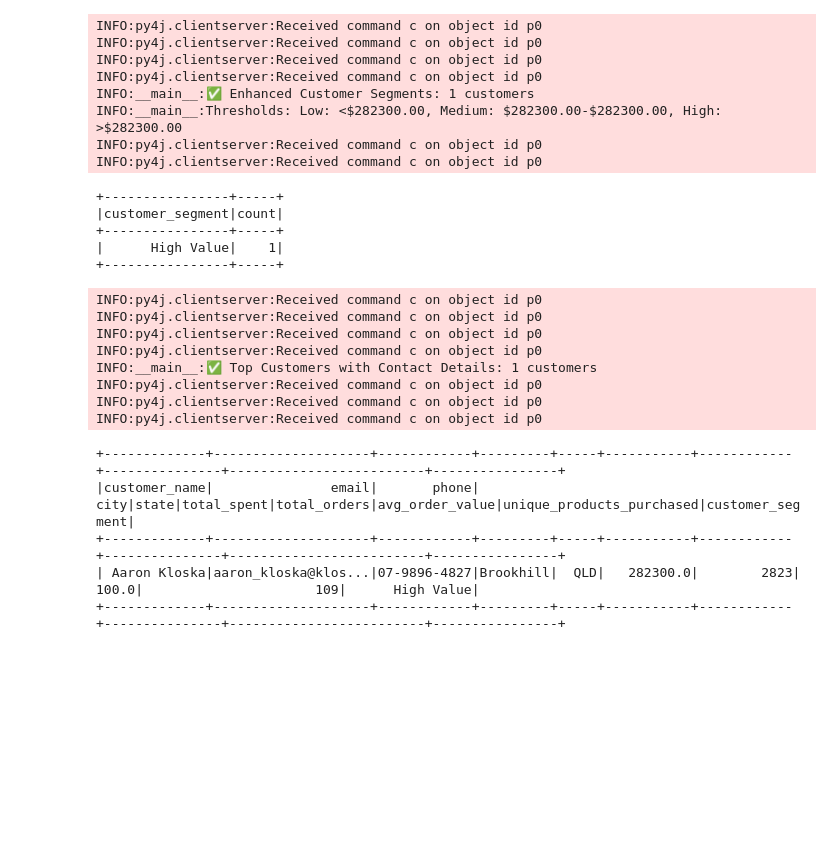
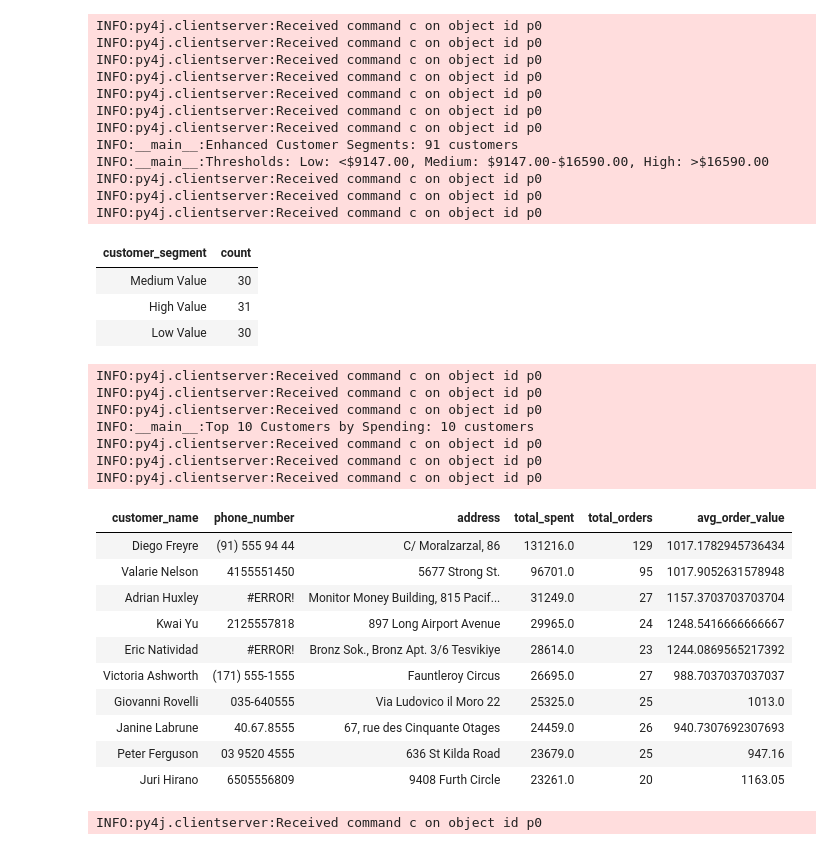
Before and after one commit to dataengineerankur/multi-cloud-analytics-pipeline, a Jupyter notebook: datapipeline/notebooks/04_data_analytics.ipynb, the cells around one changed output. Drawn from its saved outputs; the diff is of its cells as text; code cells hidden in the pictures; blank space fills up the shorter version.

```diff
--- a/datapipeline/notebooks/04_data_analytics.ipynb
+++ b/datapipeline/notebooks/04_data_analytics.ipynb
@@ -276,49 +426,63 @@ enhanced_customer_segments = customer_metrics.withColumn(
 
 logger.info(f"Enhanced Customer Segments: {enhanced_customer_segments.count()} customers")
 logger.info(f"Thresholds: Low: <${p33_threshold:.2f}, Medium: ${p33_threshold:.2f}-${p67_threshold:.2f}, High: >${p67_threshold:.2f}")
-enhanced_customer_segments.groupBy("customer_segment").count().show()
+display(enhanced_customer_segments.groupBy("customer_segment").count())
 # %% [output]
 INFO:py4j.clientserver:Received command c on object id p0
 INFO:py4j.clientserver:Received command c on object id p0
 INFO:py4j.clientserver:Received command c on object id p0
 INFO:py4j.clientserver:Received command c on object id p0
-INFO:__main__:✅ Enhanced Customer Segments: 1 customers
-INFO:__main__:Thresholds: Low: <$282300.00, Medium: $282300.00-$282300.00, High: >$282300.00
 INFO:py4j.clientserver:Received command c on object id p0
 INFO:py4j.clientserver:Received command c on object id p0
+INFO:py4j.clientserver:Received command c on object id p0
+INFO:__main__:Enhanced Customer Segments: 91 customers
+INFO:__main__:Thresholds: Low: <$9147.00, Medium: $9147.00-$16590.00, High: >$16590.00
+INFO:py4j.clientserver:Received command c on object id p0
+INFO:py4j.clientserver:Received command c on object id p0
+INFO:py4j.clientserver:Received command c on object id p0
-+----------------+-----+
-|customer_segment|count|
-+----------------+-----+
-|      High Value|    1|
-+----------------+-----+
+| customer_segment | count |
+| Medium Value | 30 |
+| High Value | 31 |
+| Low Value | 30 |
 # %%
-# 7. Top 10 Customers by Segment with Contact Details
-top_customers_by_segment = enhanced_customer_segments.join(
-    dim_customer.select("full_name", "email", "phone", "city", "state"),
-    enhanced_customer_segments.customer_name == dim_customer.full_name,
-    "left"
-).select(
-    "customer_name", "email", "phone", "city", "state",
-    "total_spent", "total_orders", "avg_order_value",
-    "unique_products_purchased", "customer_segment"
-).orderBy(desc("total_spent"))
+# 7. Top 10 Customers by Spending with Contact Details (Using Fact Transactions)
+top_customers_by_spending = fact_transactions.filter(col("transaction_type") == "SALE") \
+    .groupBy("customer_name", "phone_number","address") \
+    .agg(
+        sum("net_amount").alias("total_spent"),
+        count("order_number").alias("total_orders"),
+        avg("net_amount").alias("avg_order_value")
+    ).join(
+        dim_customer.select("full_name", "email", "phone", "city", "state"),
+        trim(upper(col("customer_name"))) == trim(upper(col("full_name"))),
+        "left"
+    ).select(
+        "customer_name", "phone_number","address",
+        "total_spent", "total_orders", "avg_order_value"
+    ).orderBy(desc("total_spent")).limit(10)
 
-logger.info(f"Top Customers with Contact Details: {top_customers_by_segment.count()} customers")
-top_customers_by_segment.show(10)
+logger.info(f"Top 10 Customers by Spending: {top_customers_by_spending.count()} customers")
+display(top_customers_by_spending)
 # %% [output]
 INFO:py4j.clientserver:Received command c on object id p0
 INFO:py4j.clientserver:Received command c on object id p0
 INFO:py4j.clientserver:Received command c on object id p0
-INFO:py4j.clientserver:Received command c on object id p0
-INFO:__main__:✅ Top Customers with Contact Details: 1 customers
+INFO:__main__:Top 10 Customers by Spending: 10 customers
 INFO:py4j.clientserver:Received command c on object id p0
 INFO:py4j.clientserver:Received command c on object id p0
 INFO:py4j.clientserver:Received command c on object id p0
+| customer_name | phone_number | address | total_spent | total_orders | avg_order_value |
+| Diego Freyre | (91) 555 94 44 | C/ Moralzarzal, 86 | 131216.0 | 129 | 1017.1782945736434 |
+| Valarie Nelson | 4155551450 | 5677 Strong St. | 96701.0 | 95 | 1017.9052631578948 |
+| Adrian Huxley | #ERROR! | Monitor Money Building, 815 Pacif... | 31249.0 | 27 | 1157.3703703703704 |
+| Kwai Yu | 2125557818 | 897 Long Airport Avenue | 29965.0 | 24 | 1248.5416666666667 |
+| Eric Natividad | #ERROR! | Bronz Sok., Bronz Apt. 3/6 Tesvikiye | 28614.0 | 23 | 1244.0869565217392 |
+| Victoria Ashworth | (171) 555-1555 | Fauntleroy Circus | 26695.0 | 27 | 988.7037037037037 |
+| Giovanni Rovelli | 035-640555 | Via Ludovico il Moro 22 | 25325.0 | 25 | 1013.0 |
+| Janine Labrune | 40.67.8555 | 67, rue des Cinquante Otages | 24459.0 | 26 | 940.7307692307693 |
+| Peter Ferguson | 03 9520 4555 | 636 St Kilda Road | 23679.0 | 25 | 947.16 |
+| Juri Hirano | 6505556809 | 9408 Furth Circle | 23261.0 | 20 | 1163.05 |
-+-------------+--------------------+------------+---------+-----+-----------+------------+---------------+-------------------------+----------------+
-|customer_name|               email|       phone|     city|state|total_spent|total_orders|avg_order_value|unique_products_purchased|customer_segment|
-+-------------+--------------------+------------+---------+-----+-----------+------------+---------------+-------------------------+----------------+
-| Aaron Kloska|aaron_kloska@klos...|07-9896-4827|Brookhill|  QLD|   282300.0|        2823|          100.0|                      109|      High Value|
-+-------------+--------------------+------------+---------+-----+-----------+------------+---------------+-------------------------+----------------+
+INFO:py4j.clientserver:Received command c on object id p0
 # %%
 # 8. Refund UDF with 10% Restocking Fee
 def calculate_refund_with_fee(original_amount, is_refund):
```
Also changed, not shown: parts of 11 cells of this notebook, 3 other files.
